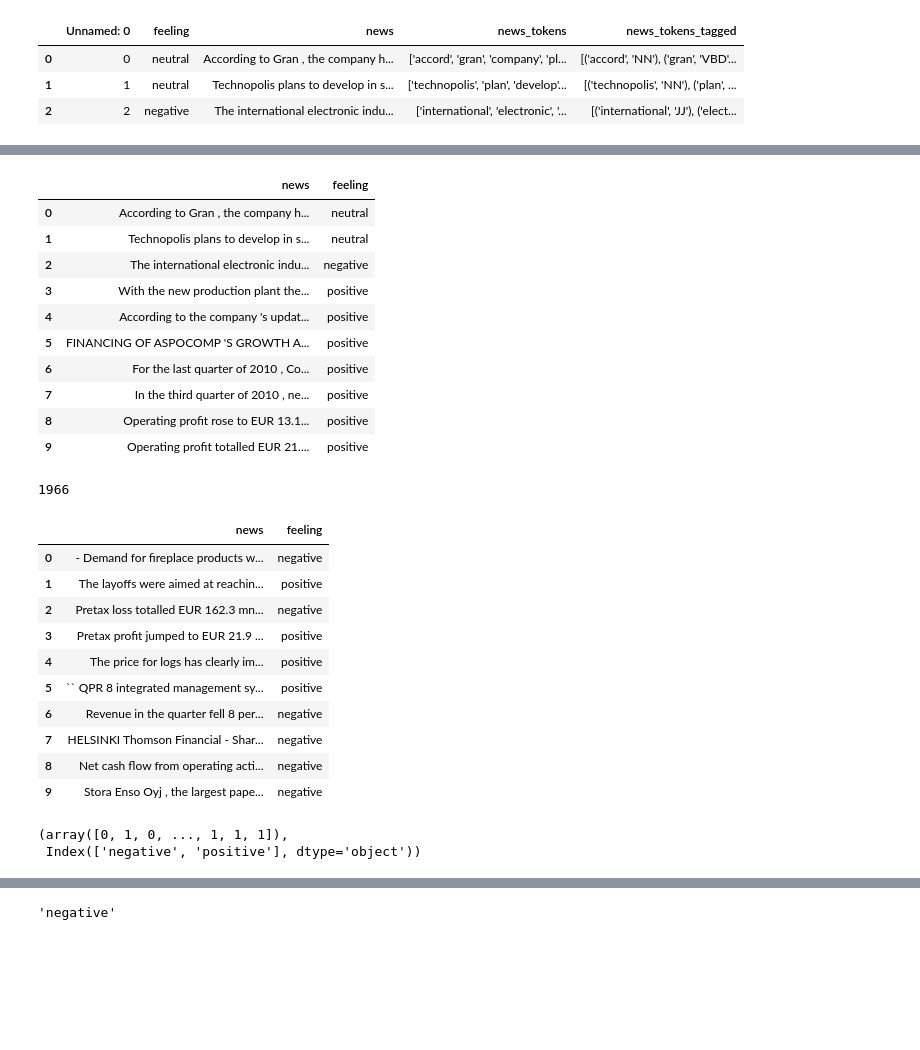
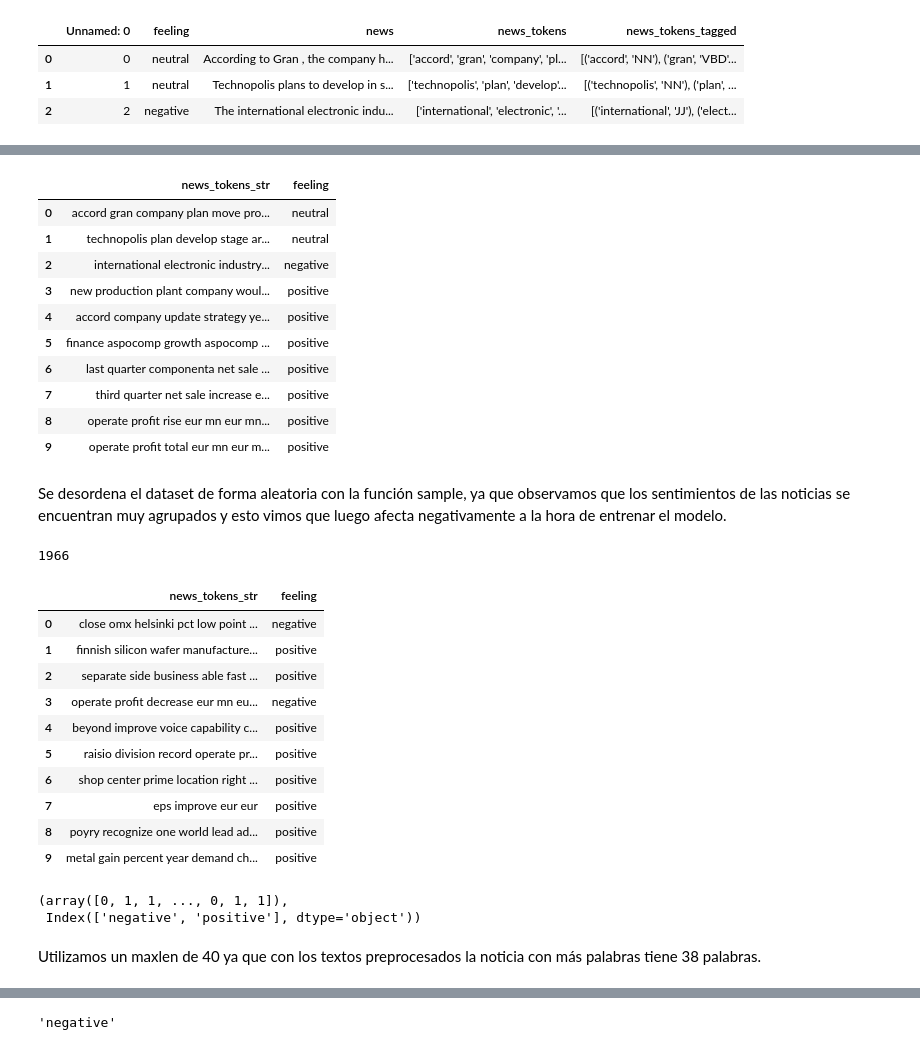
Before and after one commit to Mentoria-Financiera-DiploDatos/Entrega4, a Jupyter notebook: sent_keras/4_2_sentiment_classification_keras.ipynb, the cells around one changed output, grey strips where cells are left out. Drawn from its saved outputs; the diff is of its cells as text; code cells hidden in the pictures; blank space fills up the shorter version.

```diff
--- a/sent_keras/4_2_sentiment_classification_keras.ipynb
+++ b/sent_keras/4_2_sentiment_classification_keras.ipynb
@@ -13,0 +21,8 @@ df.head(3)
+# %%
+df['news_tokens_str'] = df.news
+for i in range(df.news_tokens.size):
+    temp_list = df.news_tokens[i].split()
+    temp_str = ""
+    for j in temp_list:
+        temp_str += j.replace("[", '').replace("]", '').replace("'", '').replace(",", ' ')
+    df.news_tokens_str.values[i] = temp_str
@@ -14,48 +36,52 @@ df.head(3)
 # %%
-#select relavant columns
-news_df = df[['news','feeling']]
+# Select relavant columns
+news_df = df[['news_tokens_str','feeling']]
 news_df.head(10)
 # %% [output]
-|  | news | feeling |
-| 0 | According to Gran , the company h... | neutral |
-| 1 | Technopolis plans to develop in s... | neutral |
-| 2 | The international electronic indu... | negative |
-| 3 | With the new production plant the... | positive |
-| 4 | According to the company 's updat... | positive |
-| 5 | FINANCING OF ASPOCOMP 'S GROWTH A... | positive |
-| 6 | For the last quarter of 2010 , Co... | positive |
-| 7 | In the third quarter of 2010 , ne... | positive |
-| 8 | Operating profit rose to EUR 13.1... | positive |
-| 9 | Operating profit totalled EUR 21.... | positive |
+|  | news_tokens_str | feeling |
+| 0 | accord gran company plan move pro... | neutral |
+| 1 | technopolis plan develop stage ar... | neutral |
+| 2 | international electronic industry... | negative |
+| 3 | new production plant company woul... | positive |
+| 4 | accord company update strategy ye... | positive |
+| 5 | finance aspocomp growth aspocomp ... | positive |
+| 6 | last quarter componenta net sale ... | positive |
+| 7 | third quarter net sale increase e... | positive |
+| 8 | operate profit rise eur mn eur mn... | positive |
+| 9 | operate profit total eur mn eur m... | positive |
+# %% [markdown]
+Se desordena el dataset de forma aleatoria con la función sample, ya que observamos que los sentimientos de las noticias se encuentran muy agrupados y esto vimos que luego afecta negativamente a la hora de entrenar el modelo.
 # %%
 # No tenemos en cuenta las noticias etiquetadas como neutrales
 news_df = news_df[news_df['feeling'] != 'neutral'].reset_index(drop=True)
 
 # Mezclamos con sample ya que los sentimientos están bastante agrupados en el
-# dataset y esto genera problemas luego a la hora de entrenar el modelo.
+#  dataset y esto genera problemas luego a la hora de entrenar el modelo.
 news_df = news_df.sample(frac=1).reset_index(drop=True)
 print(news_df.feeling.size)
 news_df.head(10)
 # %% [output]
 1966
-|  | news | feeling |
-| 0 | - Demand for fireplace products w... | negative |
-| 1 | The layoffs were aimed at reachin... | positive |
-| 2 | Pretax loss totalled EUR 162.3 mn... | negative |
-| 3 | Pretax profit jumped to EUR 21.9 ... | positive |
-| 4 | The price for logs has clearly im... | positive |
-| 5 | `` QPR 8 integrated management sy... | positive |
-| 6 | Revenue in the quarter fell 8 per... | negative |
-| 7 | HELSINKI Thomson Financial - Shar... | negative |
-| 8 | Net cash flow from operating acti... | negative |
-| 9 | Stora Enso Oyj , the largest pape... | negative |
+|  | news_tokens_str | feeling |
+| 0 | close omx helsinki pct low point ... | negative |
+| 1 | finnish silicon wafer manufacture... | positive |
+| 2 | separate side business able fast ... | positive |
+| 3 | operate profit decrease eur mn eu... | negative |
+| 4 | beyond improve voice capability c... | positive |
+| 5 | raisio division record operate pr... | positive |
+| 6 | shop center prime location right ... | positive |
+| 7 | eps improve eur eur | positive |
+| 8 | poyry recognize one world lead ad... | positive |
+| 9 | metal gain percent year demand ch... | positive |
 # %%
-# convert feeling to numeric
+# Convert feeling to numeric
 sentiment_label = news_df.feeling.factorize()
 sentiment_label
 # %% [output]
-(array([0, 1, 0, ..., 1, 1, 1]),
+(array([0, 1, 1, ..., 0, 1, 1]),
  Index(['negative', 'positive'], dtype='object'))
+# %% [markdown]
+Utilizamos un maxlen de 40 ya que con los textos preprocesados la noticia con más palabras tiene 38 palabras.
 # %%
 from tensorflow.keras.preprocessing.text import Tokenizer
 from tensorflow.keras.preprocessing.sequence import pad_sequences
```
Also changed, not shown: parts of 17 cells of this notebook.
